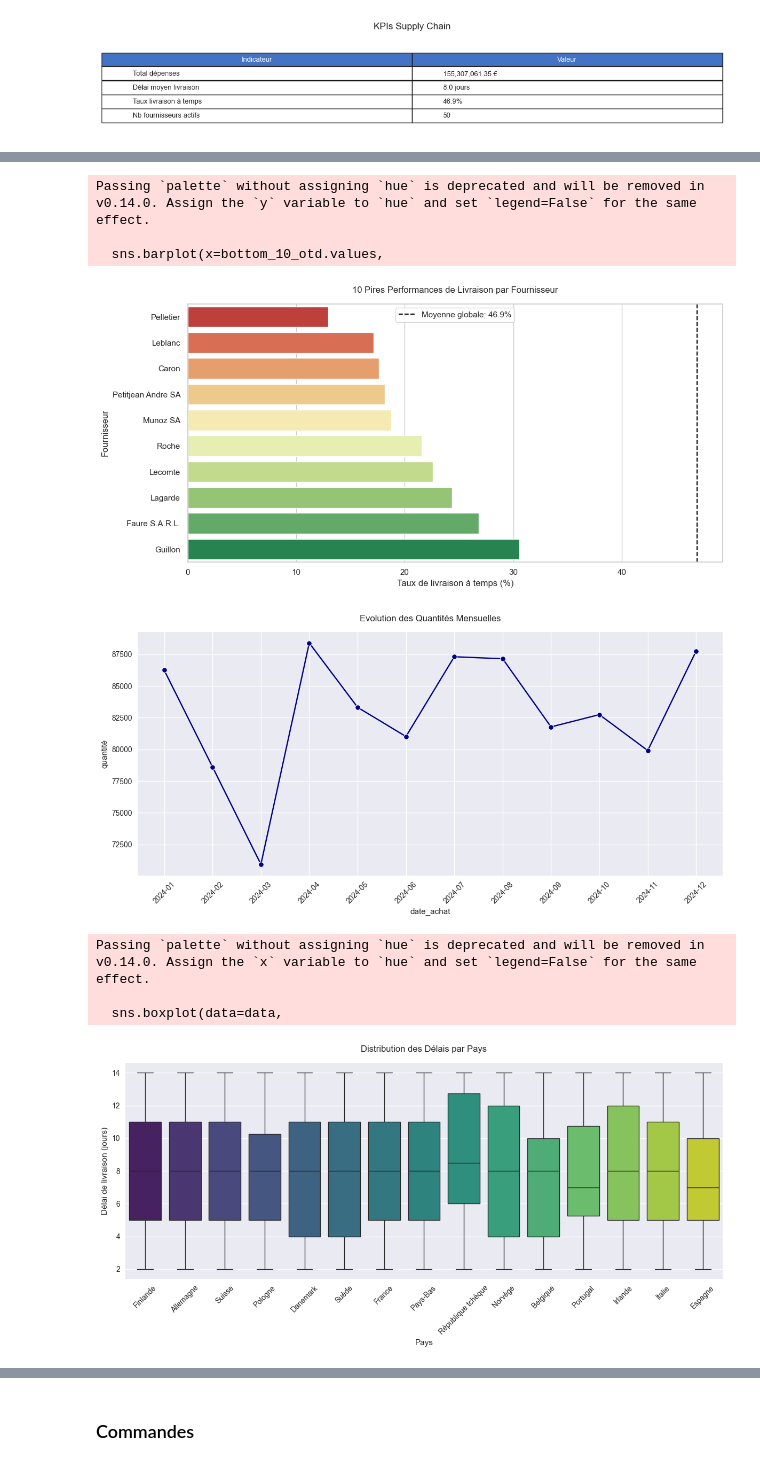
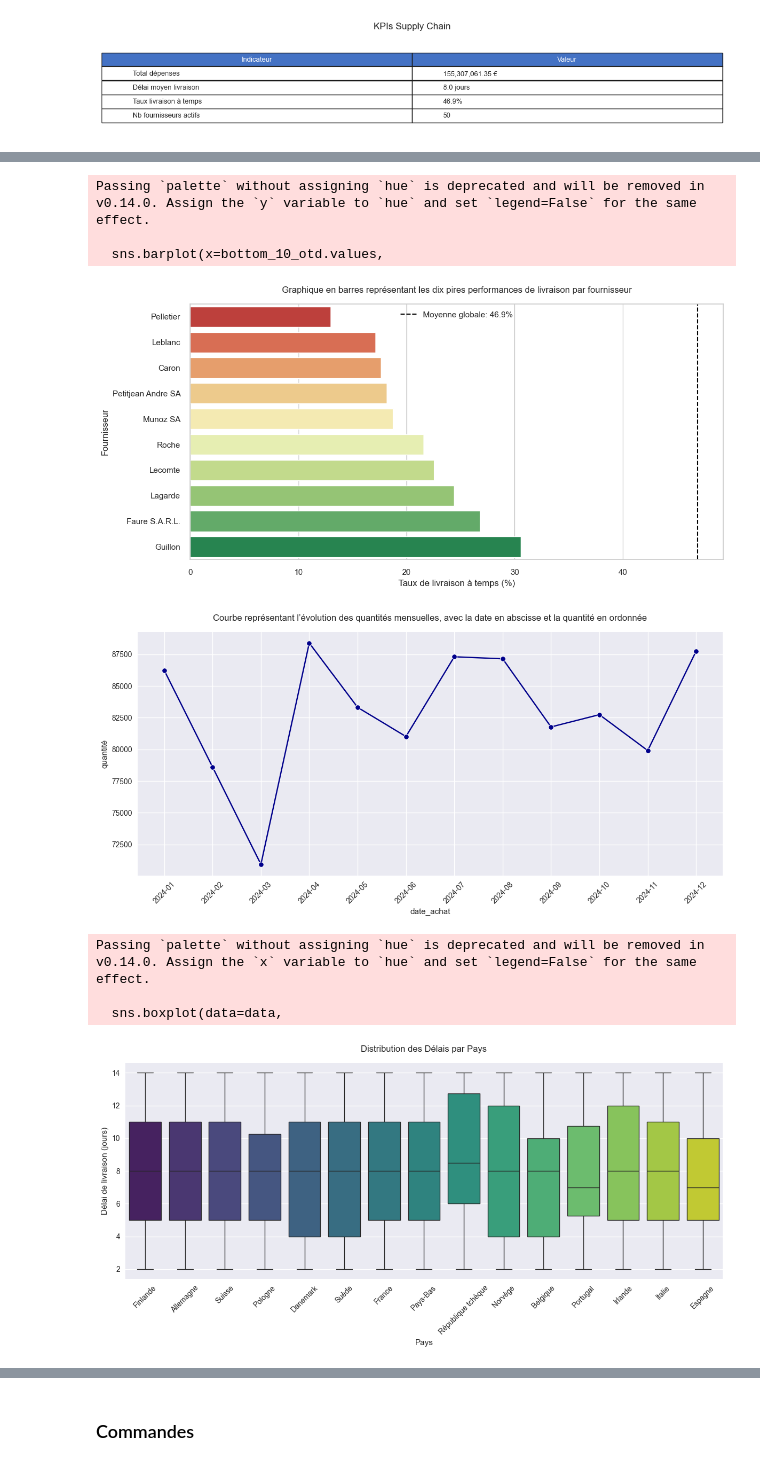
Before and after one commit to YoannAbriel2/ProjectSPE1, a Jupyter notebook: main_dashboard.ipynb, the cells around one changed output, grey strips where cells are left out. Cells and saved outputs as stored; diff of their text form; code cells hidden in the pictures.

```diff
--- a/main_dashboard.ipynb
+++ b/main_dashboard.ipynb
@@ -163,7 +163,7 @@ def create_individual_visualizations(data):
                 y='quantité',
                 color='darkblue',
                 marker='o')
-    plt.title('Evolution des Quantités Mensuelles', pad=15)
+    plt.title('Courbe représentant l’évolution des quantités mensuelles, avec la date en abscisse et la quantité en ordonnée', pad=15)
     plt.xticks(rotation=45)
     plt.tight_layout()
     plt.show()
@@ -195,36 +195,36 @@ def create_individual_visualizations(data):
 
 
 
     # 5. Performance de livraison par fournisseur (10 pires)
 plt.figure(figsize=(12, 6))
 on_time_perf = data.groupby('nom_fournisseur')['on_time_delivery'].mean() * 100
 bottom_10_otd = on_time_perf.nsmallest(10)  # Utilisation de nsmallest au lieu de nlargest
 
 # Création du graphique avec une palette de couleurs inversée
 sns.barplot(x=bottom_10_otd.values,
             y=bottom_10_otd.index,
             palette='RdYlGn')  # RdYlGn au lieu de RdYlGn_r pour avoir rouge=mauvais
 
-plt.title('10 Pires Performances de Livraison par Fournisseur', pad=15)
+plt.title('Graphique en barres représentant les dix pires performances de livraison par fournisseur', pad=15)
 plt.xlabel('Taux de livraison à temps (%)')
 plt.ylabel('Fournisseur')
 
 # Ajout d'une ligne verticale pour la moyenne globale
 moyenne_globale = data['on_time_delivery'].mean() * 100
 plt.axvline(x=moyenne_globale, color='black', linestyle='--', label=f'Moyenne globale: {moyenne_globale:.1f}%')
 plt.legend()
 
 plt.tight_layout()
 plt.show()
 
 # Affichage des visualisations individuelles
 create_individual_visualizations(data)
 # %% [output]
 Passing `palette` without assigning `hue` is deprecated and will be removed in v0.14.0. Assign the `y` variable to `hue` and set `legend=False` for the same effect.
 
   sns.barplot(x=bottom_10_otd.values,
-[figure, old version]
+[figure, new version]
-[figure, old version]
+[figure, new version]
 Passing `palette` without assigning `hue` is deprecated and will be removed in v0.14.0. Assign the `x` variable to `hue` and set `legend=False` for the same effect.
 
   sns.boxplot(data=data,
```
Also changed, not shown: parts of 2 cells of this notebook.
